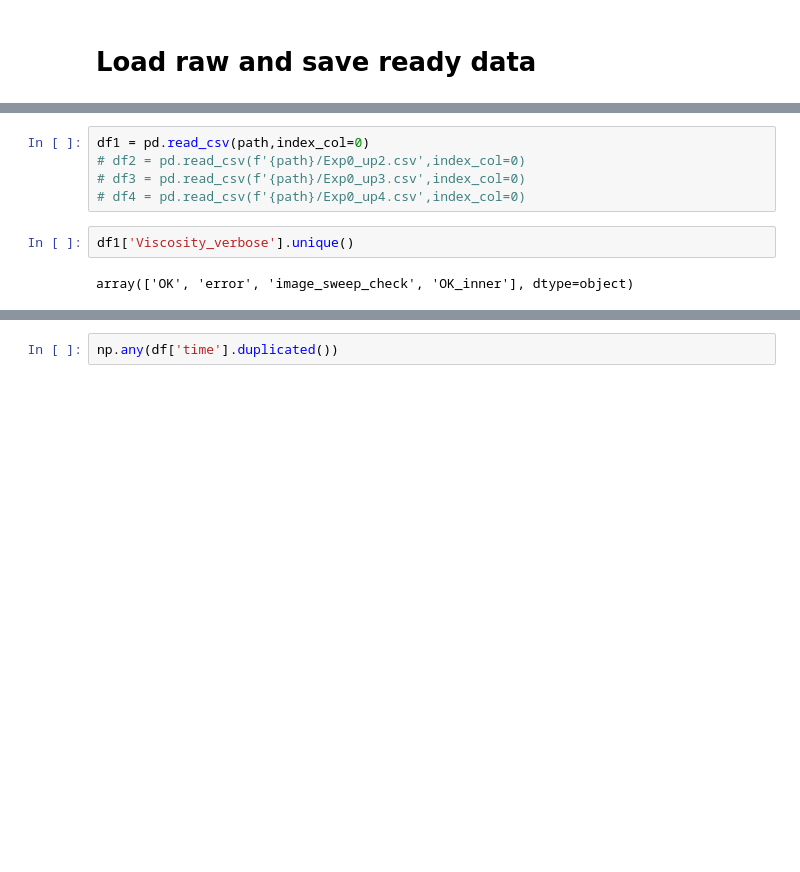
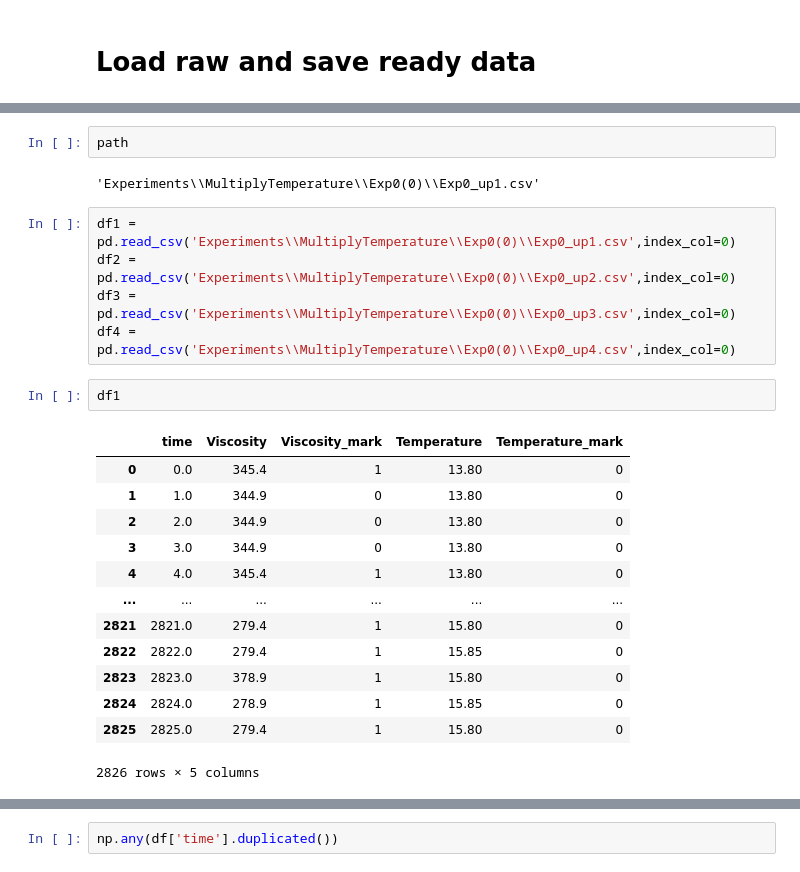
Before and after one commit to EnglishBeach/Diplom-work, a Jupyter notebook: plots.ipynb, the cells around one changed output, grey strips where cells are left out. Cells and saved outputs as stored; diff of their text form; blank space fills up the shorter version.

```diff
--- a/plots.ipynb
+++ b/plots.ipynb
@@ -28,11 +28,27 @@ Experiments\MultiplyTemperature\Exp6(15)
+# %%
+path
+# %% [output]
+'Experiments\\MultiplyTemperature\\Exp0(0)\\Exp0_up1.csv'
 # %%
-df1 = pd.read_csv(path,index_col=0)
-# df2 = pd.read_csv(f'{path}/Exp0_up2.csv',index_col=0)
-# df3 = pd.read_csv(f'{path}/Exp0_up3.csv',index_col=0)
-# df4 = pd.read_csv(f'{path}/Exp0_up4.csv',index_col=0)
+df1 = pd.read_csv('Experiments\\MultiplyTemperature\\Exp0(0)\\Exp0_up1.csv',index_col=0)
+df2 = pd.read_csv('Experiments\\MultiplyTemperature\\Exp0(0)\\Exp0_up2.csv',index_col=0)
+df3 = pd.read_csv('Experiments\\MultiplyTemperature\\Exp0(0)\\Exp0_up3.csv',index_col=0)
+df4 = pd.read_csv('Experiments\\MultiplyTemperature\\Exp0(0)\\Exp0_up4.csv',index_col=0)
 # %%
-df1['Viscosity_verbose'].unique()
+df1
 # %% [output]
+|  | time | Viscosity | Viscosity_mark | Temperature | Temperature_mark |
+| 0 | 0.0 | 345.4 | 1 | 13.80 | 0 |
+| 1 | 1.0 | 344.9 | 0 | 13.80 | 0 |
+| 2 | 2.0 | 344.9 | 0 | 13.80 | 0 |
+| 3 | 3.0 | 344.9 | 0 | 13.80 | 0 |
+| 4 | 4.0 | 345.4 | 1 | 13.80 | 0 |
+| ... | ... | ... | ... | ... | ... |
+| 2821 | 2821.0 | 279.4 | 1 | 15.80 | 0 |
+| 2822 | 2822.0 | 279.4 | 1 | 15.85 | 0 |
+| 2823 | 2823.0 | 378.9 | 1 | 15.80 | 0 |
+| 2824 | 2824.0 | 278.9 | 1 | 15.85 | 0 |
+| 2825 | 2825.0 | 279.4 | 1 | 15.80 | 0 |
-array(['OK', 'error', 'image_sweep_check', 'OK_inner'], dtype=object)
+2826 rows × 5 columns
 # %%
 rules = {
```
Also changed, not shown: parts of 3 cells of this notebook.
